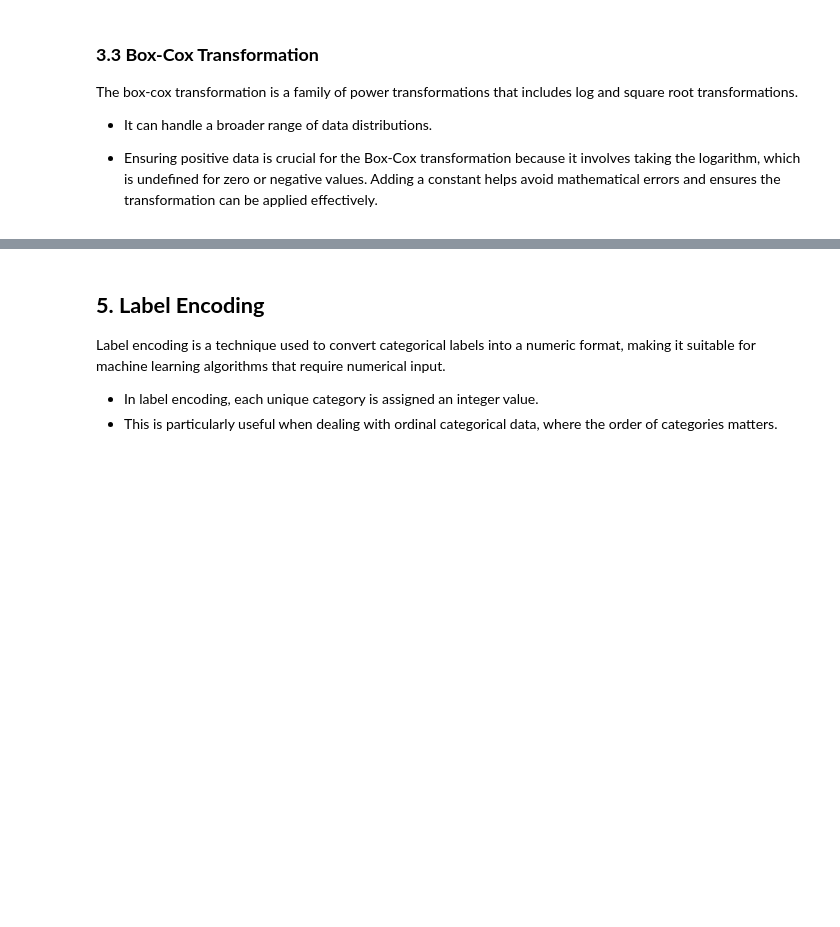
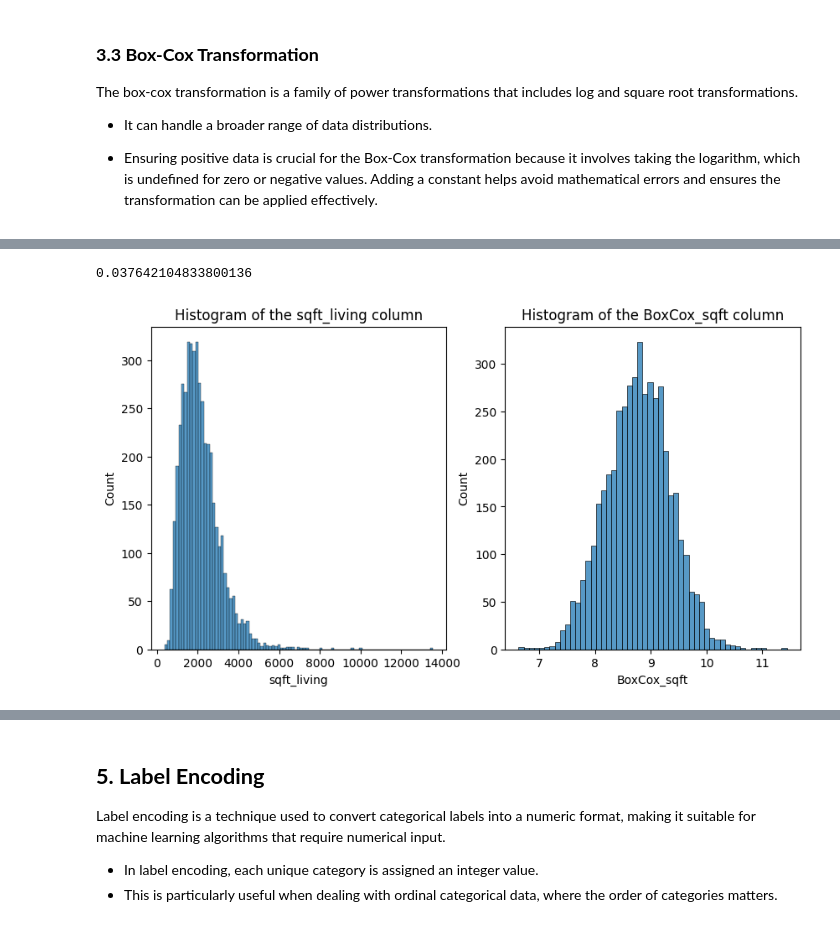
Before and after one commit to opendroid/learn-python, a Jupyter notebook: numpy/feature_engineering.ipynb, the cells around one changed output, grey strips where cells are left out. Drawn from its saved outputs; the diff is of its cells as text; code cells hidden in the pictures; blank space fills up the shorter version.

```diff
--- a/numpy/feature_engineering.ipynb
+++ b/numpy/feature_engineering.ipynb
@@ -59,8 +106,7 @@ df.head()
 Square root transformation, like log transformation, effectively stabilizes variance and addresses skewed distributions. Although it's gentler than log transformation, it achieves the same objective.
 # %%
 # Square root transforming the 'price' variable
-df['SquareRoot_price'] = #CODE HERE
-
+df['SquareRoot_price'] = df['price'].apply(np.sqrt)
 # Displaying the DataFrame with the new feature
 print("DataFrame with square root transformed 'price':")
 df[['price', 'SquareRoot_price']].head()
@@ -83,5 +145,15 @@ df[['sqft_living', 'BoxCox_sqft']].head()
 # %%
 print(best_lambda)
+# Create histogram for the 'sqft_living' and 'BoxCox_sqft' columns
+fig, ax = plt.subplots(1, 2, figsize=(10, 5))
+sns.histplot(df['sqft_living'], ax=ax[0])
+sns.histplot(df['BoxCox_sqft'], ax=ax[1])
+ax[0].set_title('Histogram of the sqft_living column')
+ax[1].set_title('Histogram of the BoxCox_sqft column')
+plt.show()
+# %% [output]
+0.037642104833800136
+[figure, added]
 # %% [markdown]
 ## __4. Feature Scaling__
 Feature scaling is a technique used in machine learning and data preprocessing to standardize or normalize the range of independent variables or features of a dataset.
```
Also changed, not shown: parts of 8 cells of this notebook, 1 other file.
